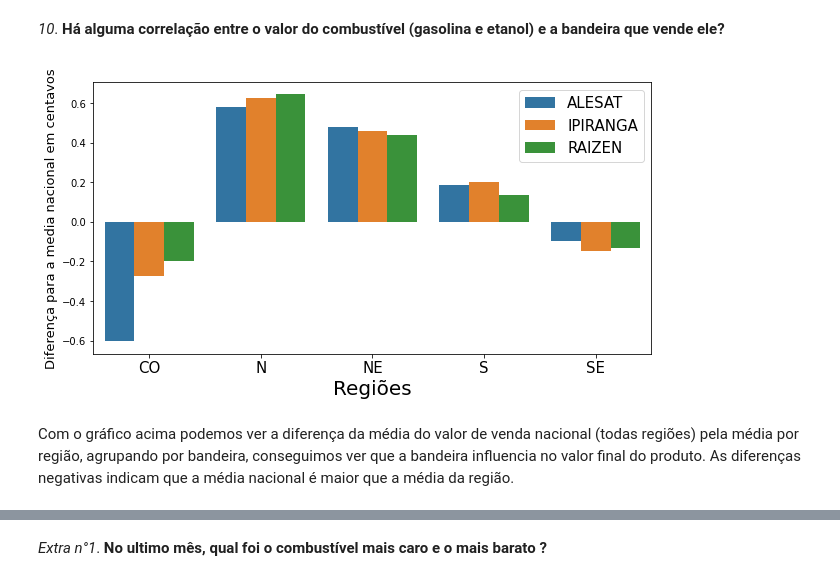
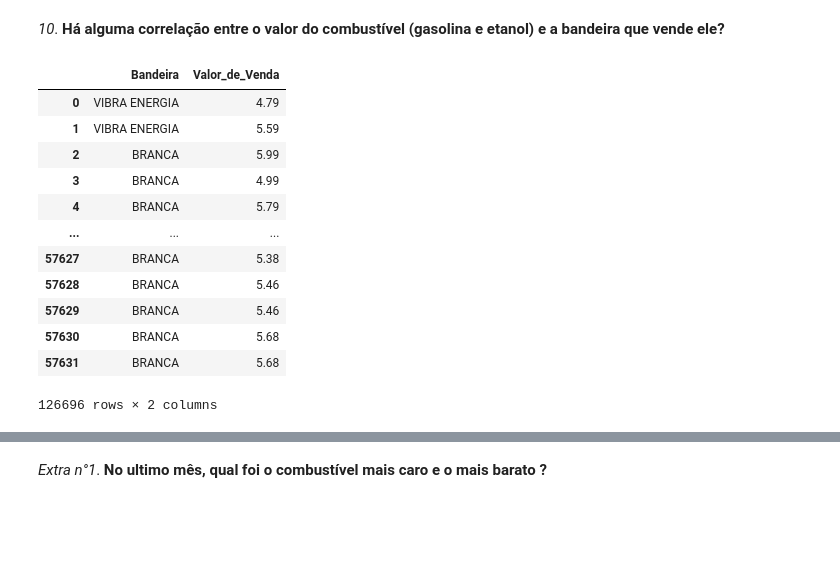
Before and after one commit to gustavovarella/Projeto_m4, a Jupyter notebook: PROJETO_M4.ipynb, the cells around one changed output, grey strips where cells are left out. Drawn from its saved outputs; the diff is of its cells as text; code cells hidden in the pictures; blank space fills up the shorter version.

```diff
--- a/PROJETO_M4.ipynb
+++ b/PROJETO_M4.ipynb
@@ -595,24 +595,21 @@ print()
 Após a visualização do heatmap acima pode-se concluir que a correlação entre o valor do combustível e a região onde ele é vendido é uma correlação fraca.
 # %% [markdown]
 *10*. **Há alguma correlação entre o valor do combustível (gasolina e etanol) e a bandeira que vende ele?**
-# %%
-bandeiras = df_completo[(df_completo['Bandeira'] == 'RAIZEN')|\
-                        (df_completo['Bandeira'] == 'PETROBRAS DISTRIBUIDORA S.A.')|\
-                        (df_completo['Bandeira'] == 'IPIRANGA')|\
-                        (df_completo['Bandeira'] == 'ALESAT')].groupby(['Regiao','Bandeira'])
-bandeiras = bandeiras['Valor_de_Venda'].describe()
-bandeiras.reset_index(inplace=True)
-media_nacional = df_completo['Valor_de_Venda'].mean()
-bandeiras['mean'] = bandeiras['mean']- media_nacional #fazendo diferença da média nacioal pela média de acordo com a bandeira e região
-plt.figure(figsize=(10,5)) #determinando o tamanho da figura
-current_palette_7 = sns.color_palette("hls",4) #usado para colorir o gráfico
-ax =sns.barplot(x='Regiao',y='mean',hue='Bandeira',data=bandeiras) # desenhar um gráfico de barras
-plt.legend(loc='best',prop={'size':15}) #legenda
-ax.set_ylabel ( 'Diferença para a media nacional em centavos',fontsize = 13)
-ax.set_xlabel( xlabel='Regiões',fontsize = 20)
-plt.xticks(fontsize=15)
-print()
-# %% [output]
-[figure, removed]
-# %% [markdown]
-Com o gráfico acima podemos ver a diferença da média do valor de venda nacional (todas regiões) pela média por região, agrupando por bandeira, conseguimos ver que a bandeira influencia no valor final do produto. As diferenças negativas indicam que a média nacional é maior que a média da região.
+# %%
+# Criação de um dataframe apenas com a Bandeira e o valor de venda.
+df_corr_bandeira = df_completo[['Bandeira','Valor_de_Venda']].copy()
+df_corr_bandeira
+# %% [output]
+|  | Bandeira | Valor_de_Venda |
+| 0 | VIBRA ENERGIA | 4.79 |
+| 1 | VIBRA ENERGIA | 5.59 |
+| 2 | BRANCA | 5.99 |
+| 3 | BRANCA | 4.99 |
+| 4 | BRANCA | 5.79 |
+| ... | ... | ... |
+| 57627 | BRANCA | 5.38 |
+| 57628 | BRANCA | 5.46 |
+| 57629 | BRANCA | 5.46 |
+| 57630 | BRANCA | 5.68 |
+| 57631 | BRANCA | 5.68 |
+126696 rows × 2 columns
```
Also changed, not shown: parts of 4 cells of this notebook.
